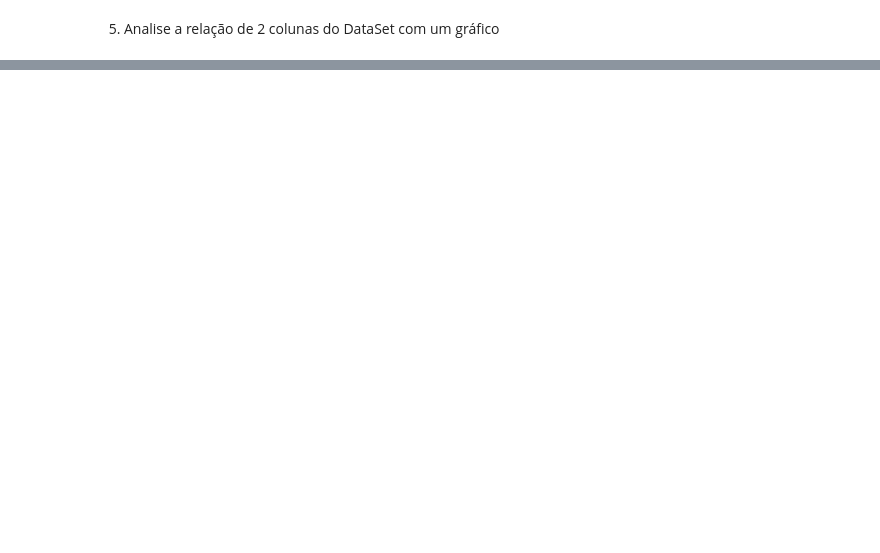
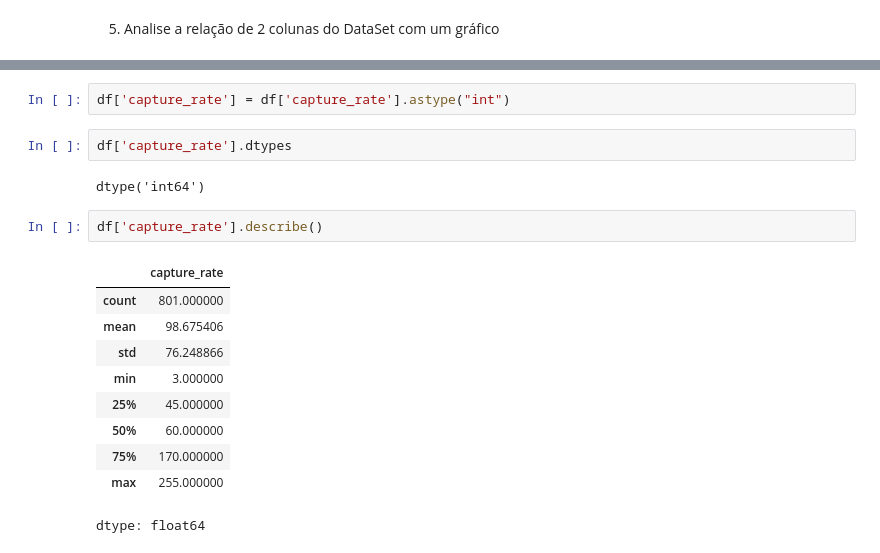
Before and after one commit to matheusmoyaoliveira/fiap-projetos-1tdspv, a Jupyter notebook: Artificial Intelligence & Chatbot/aula-jupyter-notebook/Noturno_Pokemon.ipynb, the cells around one changed output, grey strips where cells are left out. Cells and saved outputs as stored; diff of their text form; blank space fills up the shorter version.

```diff
--- a/Artificial Intelligence & Chatbot/aula-jupyter-notebook/Noturno_Pokemon.ipynb
+++ b/Artificial Intelligence & Chatbot/aula-jupyter-notebook/Noturno_Pokemon.ipynb
@@ -229,0 +267,19 @@ fig.show()
+# %%
+df['capture_rate'] = df['capture_rate'].astype("int")
+# %%
+df['capture_rate'].dtypes
+# %% [output]
+dtype('int64')
+# %%
+df['capture_rate'].describe()
+# %% [output]
+|  | capture_rate |
+| count | 801.000000 |
+| mean | 98.675406 |
+| std | 76.248866 |
+| min | 3.000000 |
+| 25% | 45.000000 |
+| 50% | 60.000000 |
+| 75% | 170.000000 |
+| max | 255.000000 |
+dtype: float64
```
Also changed, not shown: parts of 23 cells of this notebook.
